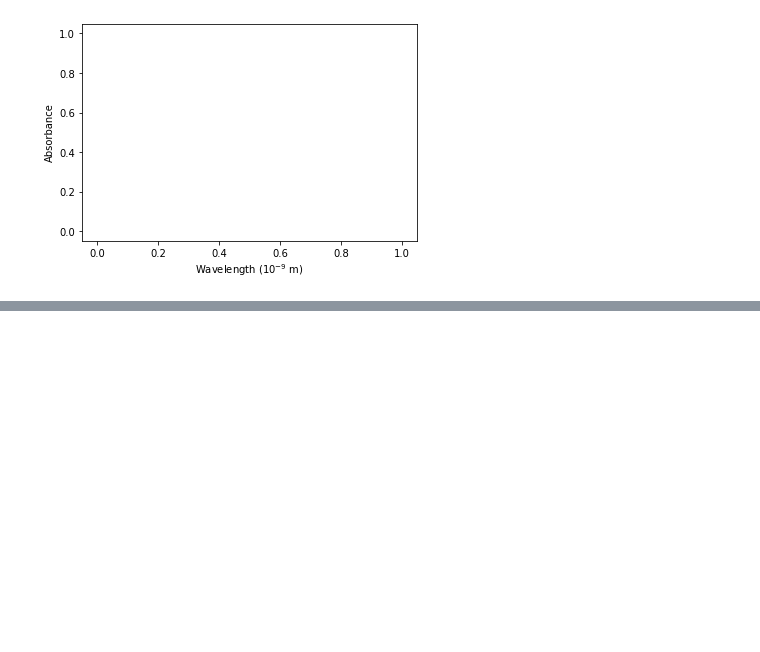
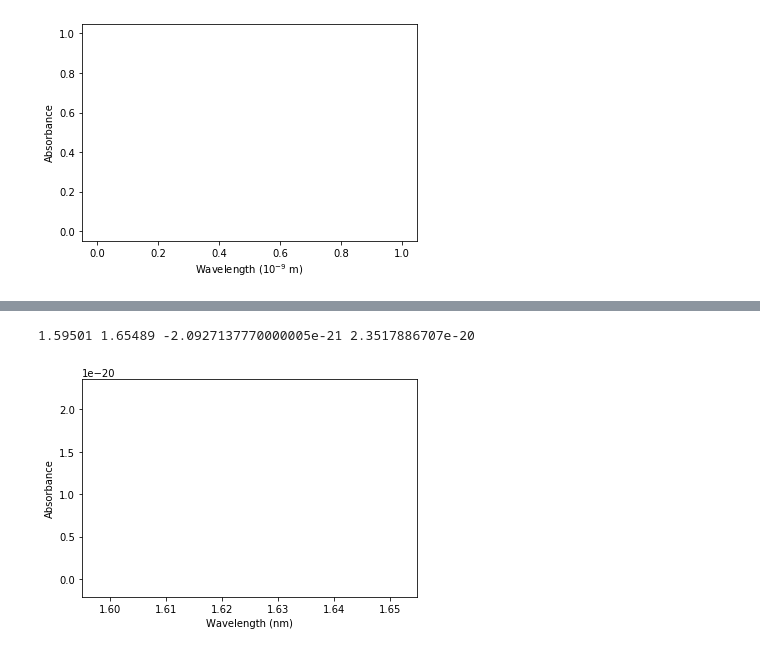
Before and after one commit to yueyericardo/simuc, a Jupyter notebook: docs/How_to_make_a_plot.ipynb, the cells around one changed output, grey strips where cells are left out. Saved outputs shown, nothing was run; the diff lists cells and outputs as text; code cells hidden in the pictures; blank space fills up the shorter version.

```diff
--- a/docs/How_to_make_a_plot.ipynb
+++ b/docs/How_to_make_a_plot.ipynb
@@ -81,0 +96,25 @@ plt.show()
+# %%
+xmin = 1.6000
+xmax = 1.6499
+ymin = 4.150293e-23
+ymax = 2.138367e-20
+
+xrange = xmax - xmin
+yrange = ymax - ymin
+xmin = xmin - xrange * 0.1
+xmax = xmax + xrange * 0.1
+ymin = ymin - yrange * 0.1
+ymax = ymax + yrange * 0.1
+
+print(xmin, xmax, ymin, ymax)
+# %% [output]
+1.59501 1.65489 -2.0927137770000005e-21 2.3517886707e-20
+# %%
+plt.plot()
+plt.xlabel('Wavelength (nm)')
+plt.ylabel('Absorbance')
+plt.xlim(xmin, xmax)
+plt.ylim(ymin, ymax)
+plt.show()
+# %% [output]
+[figure, added]
```
Also changed, not shown: parts of 31 cells of this notebook.
